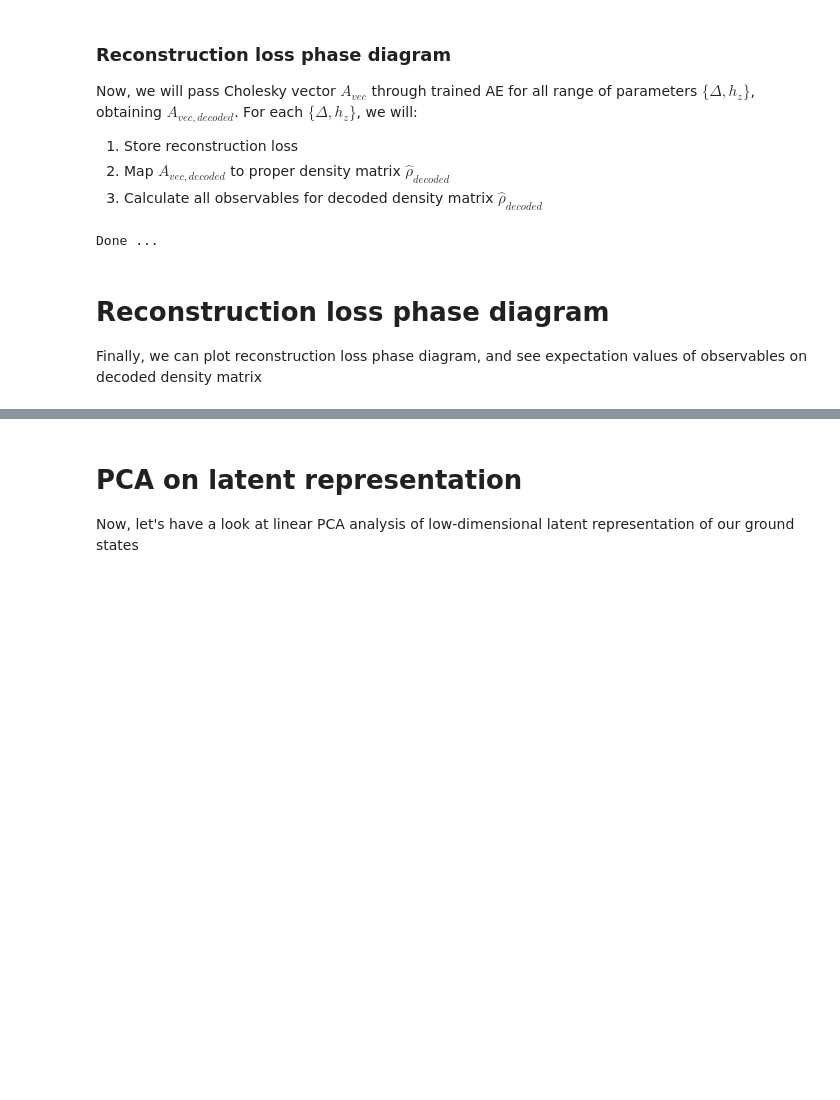
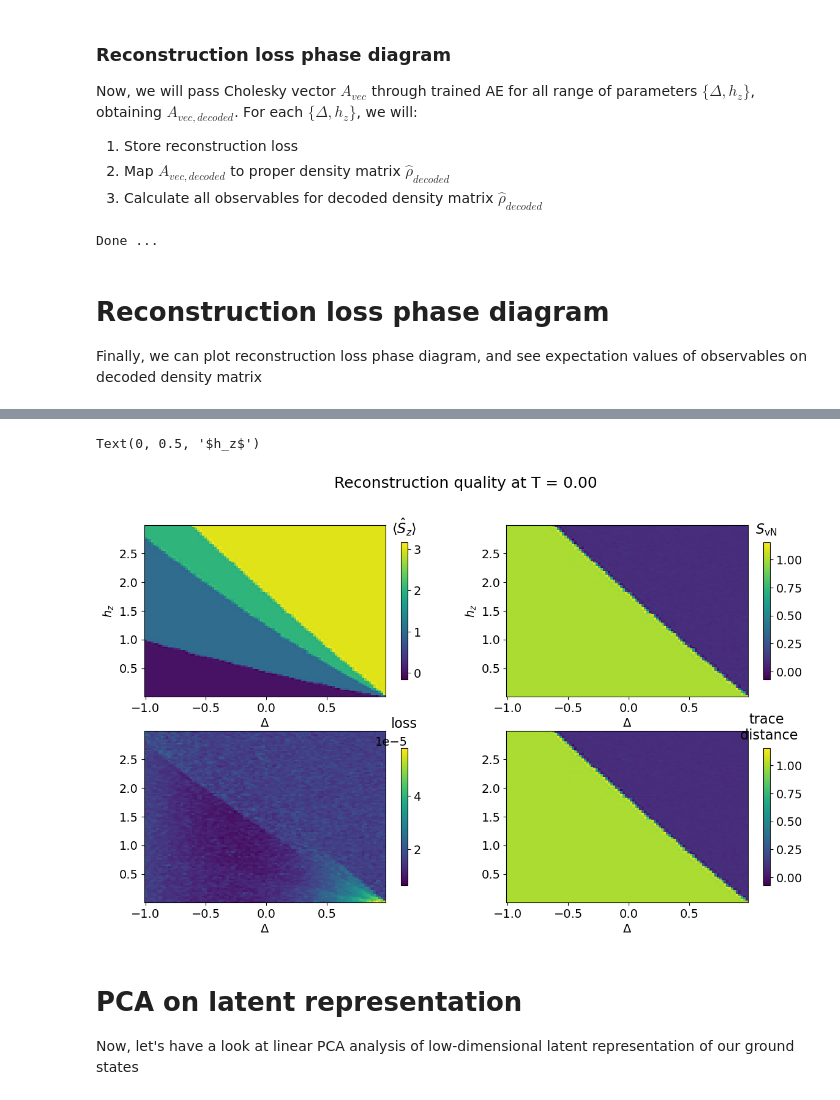
Before and after one commit to MarcinPlodzien/Unsupervised_anomaly_detection_for_finite_temperature_Gibbs_states_XXZ_model, a Jupyter notebook: Unsupervised_thermal_phase_diagram_quantum_XXZ_model.ipynb, the cells around one changed output, grey strips where cells are left out. Cells and saved outputs as stored; diff of their text form; code cells hidden in the pictures; blank space fills up the shorter version.

```diff
--- a/Unsupervised_thermal_phase_diagram_quantum_XXZ_model.ipynb
+++ b/Unsupervised_thermal_phase_diagram_quantum_XXZ_model.ipynb
@@ -1133,3 +1163,68 @@ plt.show()
+# %%
+fig, ax = plt.subplots(2, 2, figsize = (14, 8))
+
+fig.suptitle("Reconstruction quality at T = {:2.2f}\n".format(T))
+
+observable = 'Sz'
+x = df_all_decoded["delta"]
+y = df_all_decoded["hz"]
+z = df_all_decoded[observable]
+grid_x = np.linspace(x.min(), x.max(), 100)
+grid_y = np.linspace(y.min(), y.max(), 100)
+X, Y = np.meshgrid(grid_x, grid_y)
+Z = griddata((x, y), z, (X, Y), method='cubic')
+im3 = ax[0,0].pcolormesh(X, Y, Z, cmap=cmap_string, shading='auto')
+cbar3 = fig.colorbar(im3, ax=ax[0,0], shrink=0.8)  # Shrink the colorbar
+cbar3.ax.set_title(get_observable_string(observable), pad=10)  # Label on top of the colorbar
+ax[0,0].set_xlabel(r'$\Delta$')
+
+observable = 'SvN'
+x = df_all_decoded["delta"]
+y = df_all_decoded["hz"]
+z = df_all_decoded['quantum_distance']
+grid_x = np.linspace(x.min(), x.max(), 100)
+grid_y = np.linspace(y.min(), y.max(), 100)
+X, Y = np.meshgrid(grid_x, grid_y)
+Z = griddata((x, y), z, (X, Y), method='cubic')
+im3 = ax[0,1].pcolormesh(X, Y, Z, cmap=cmap_string, shading='auto')
+cbar3 = fig.colorbar(im3, ax=ax[0,1], shrink=0.8)  # Shrink the colorbar
+cbar3.ax.set_title(get_observable_string(observable), pad=10)  # Label on top of the colorbar
+ax[0,1].set_xlabel(r'$\Delta$')
+ax[0,1].set_ylabel(r'$h_z$')
+
+
+observable = 'loss'
+x = df_all_decoded["delta"]
+y = df_all_decoded["hz"]
+z = df_all_decoded[observable]
+grid_x = np.linspace(x.min(), x.max(), 100)
+grid_y = np.linspace(y.min(), y.max(), 100)
+X, Y = np.meshgrid(grid_x, grid_y)
+Z = griddata((x, y), z, (X, Y), method='cubic')
+im3 = ax[1,0].pcolormesh(X, Y, Z, cmap=cmap_string, shading='auto')
+cbar3 = fig.colorbar(im3, ax=ax[1,0], shrink=0.8)  # Shrink the colorbar
+cbar3.ax.set_title(get_observable_string(observable), pad=10)  # Label on top of the colorbar
+ax[1,0].set_xlabel(r'$\Delta$')
+
+
+observable = 'quantum_distance'
+x = df_all_decoded["delta"]
+y = df_all_decoded["hz"]
+z = df_all_decoded['quantum_distance']
+grid_x = np.linspace(x.min(), x.max(), 100)
+grid_y = np.linspace(y.min(), y.max(), 100)
+X, Y = np.meshgrid(grid_x, grid_y)
+Z = griddata((x, y), z, (X, Y), method='cubic')
+im3 = ax[1,1].pcolormesh(X, Y, Z, cmap=cmap_string, shading='auto')
+cbar3 = fig.colorbar(im3, ax=ax[1,1], shrink=0.8)  # Shrink the colorbar
+cbar3.ax.set_title('trace\n distance', pad=10)  # Label on top of the colorbar
+ax[1,1].set_xlabel(r'$\Delta$')
+ax[1,0].set_xlabel(r'$\Delta$')
+ax[0,1].set_ylabel(r'$h_z$')
+ax[0,0].set_ylabel(r'$h_z$')
+# %% [output]
+Text(0, 0.5, '$h_z$')
+[figure, added]
 # %% [markdown]
 # PCA on latent representation
 
```
Also changed, not shown: parts of 13 cells of this notebook.
